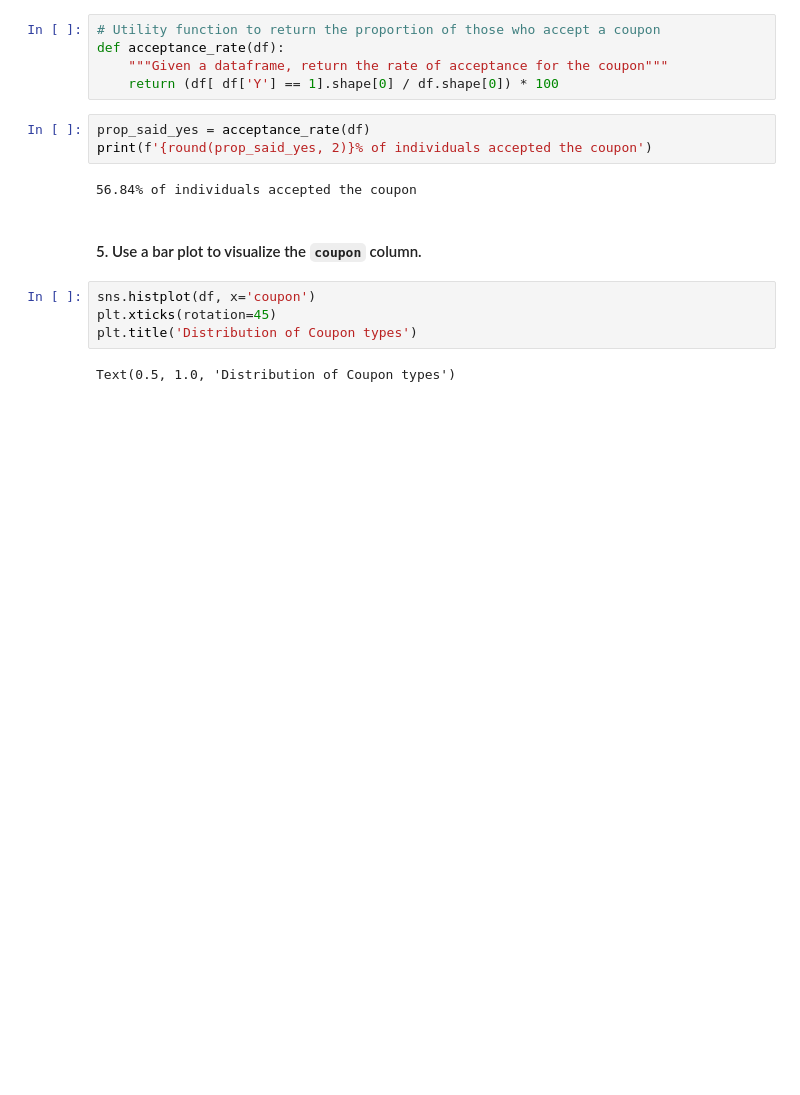
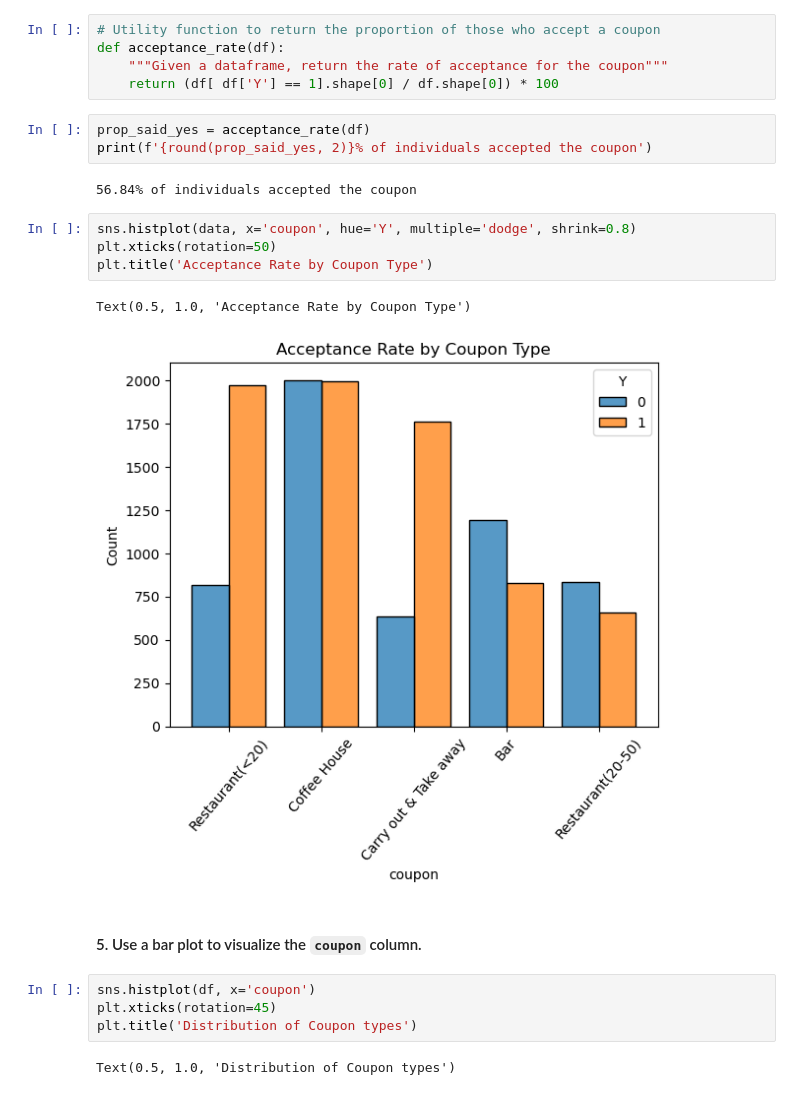
Before and after one commit to tophburns/assignment_5_1, a Jupyter notebook: prompt.ipynb, the cells around one changed output. Saved outputs shown, nothing was run; the diff lists cells and outputs as text; blank space fills up the shorter version.

```diff
--- a/prompt.ipynb
+++ b/prompt.ipynb
@@ -454,6 +454,13 @@ prop_said_yes = acceptance_rate(df)
 print(f'{round(prop_said_yes, 2)}% of individuals accepted the coupon')
 # %% [output]
 56.84% of individuals accepted the coupon
+# %%
+sns.histplot(data, x='coupon', hue='Y', multiple='dodge', shrink=0.8)
+plt.xticks(rotation=50)
+plt.title('Acceptance Rate by Coupon Type')
+# %% [output]
+Text(0.5, 1.0, 'Acceptance Rate by Coupon Type')
+[figure, added]
 # %% [markdown]
 #### 5. Use a bar plot to visualize the `coupon` column.
 # %%
```
Also changed, not shown: parts of 35 cells of this notebook.
